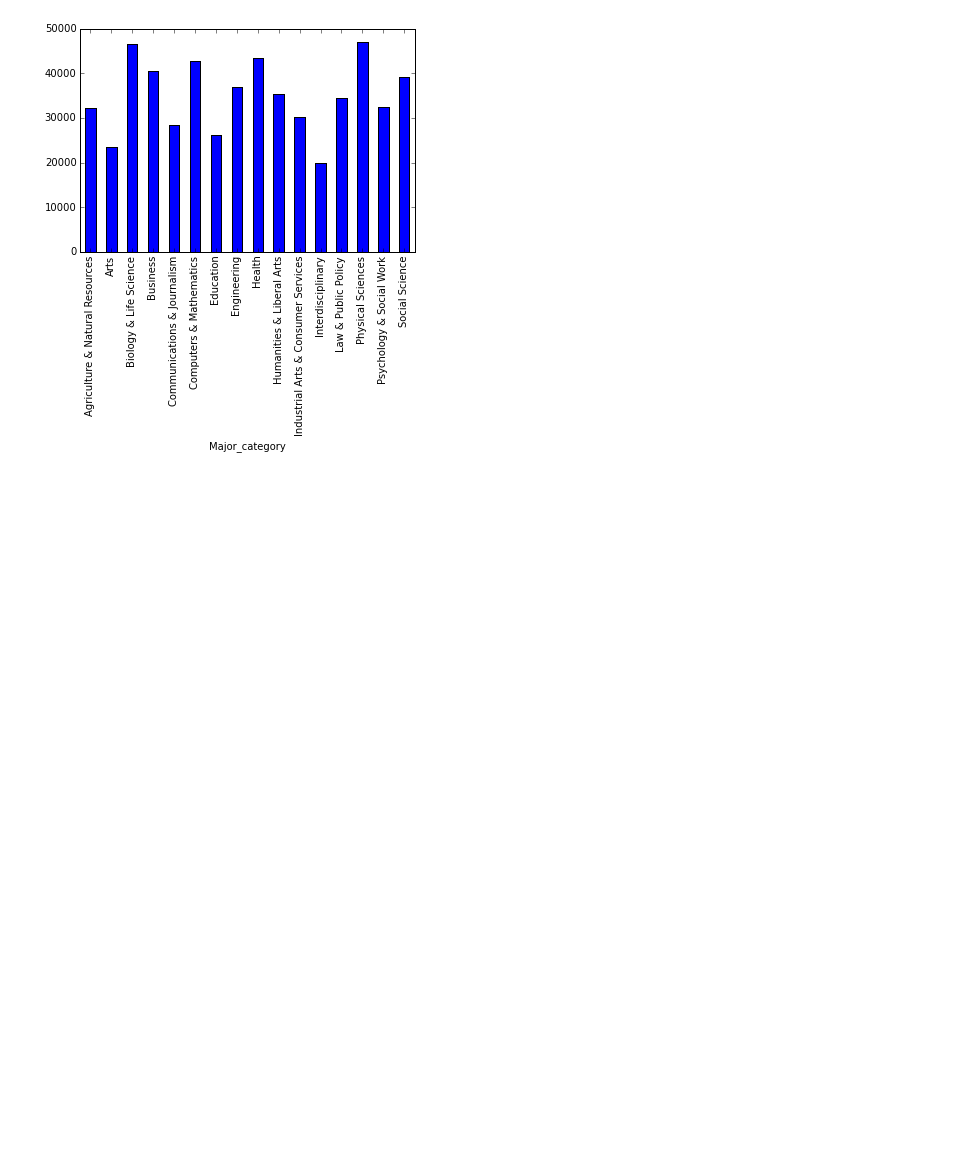
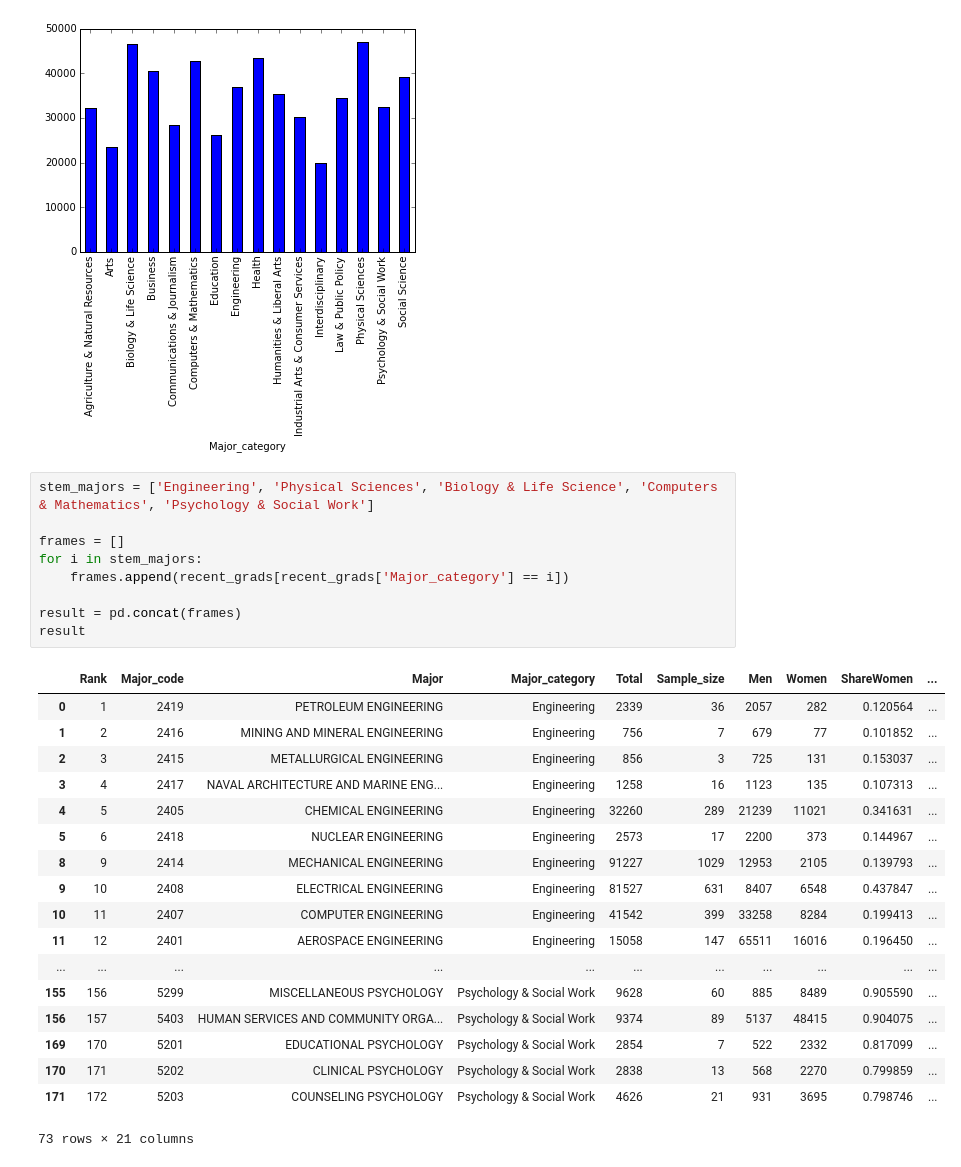
Before and after one commit to LaserLegLorenzo/Project_2, a Jupyter notebook: analysis.ipynb, the cells around one changed output. Cells and saved outputs as stored; diff of their text form; blank space fills up the shorter version.

```diff
--- a/analysis.ipynb
+++ b/analysis.ipynb
@@ -129,3 +128,31 @@ table3_salary.plot(kind="bar")
 # %% [output]
 <matplotlib.axes._subplots.AxesSubplot at 0x...>
 [figure]
+# %%
+stem_majors = ['Engineering', 'Physical Sciences', 'Biology & Life Science', 'Computers & Mathematics', 'Psychology & Social Work']
+
+frames = []
+for i in stem_majors:
+    frames.append(recent_grads[recent_grads['Major_category'] == i])
+
+result = pd.concat(frames)
+result
+# %% [output]
+|  | Rank | Major_code | Major | Major_category | Total | Sample_size | Men | Women | ShareWomen | ... |
+| 0 | 1 | 2419 | PETROLEUM ENGINEERING | Engineering | 2339 | 36 | 2057 | 282 | 0.120564 | ... |
+| 1 | 2 | 2416 | MINING AND MINERAL ENGINEERING | Engineering | 756 | 7 | 679 | 77 | 0.101852 | ... |
+| 2 | 3 | 2415 | METALLURGICAL ENGINEERING | Engineering | 856 | 3 | 725 | 131 | 0.153037 | ... |
+| 3 | 4 | 2417 | NAVAL ARCHITECTURE AND MARINE ENG... | Engineering | 1258 | 16 | 1123 | 135 | 0.107313 | ... |
+| 4 | 5 | 2405 | CHEMICAL ENGINEERING | Engineering | 32260 | 289 | 21239 | 11021 | 0.341631 | ... |
+| 5 | 6 | 2418 | NUCLEAR ENGINEERING | Engineering | 2573 | 17 | 2200 | 373 | 0.144967 | ... |
+| 8 | 9 | 2414 | MECHANICAL ENGINEERING | Engineering | 91227 | 1029 | 12953 | 2105 | 0.139793 | ... |
+| 9 | 10 | 2408 | ELECTRICAL ENGINEERING | Engineering | 81527 | 631 | 8407 | 6548 | 0.437847 | ... |
+| 10 | 11 | 2407 | COMPUTER ENGINEERING | Engineering | 41542 | 399 | 33258 | 8284 | 0.199413 | ... |
+| 11 | 12 | 2401 | AEROSPACE ENGINEERING | Engineering | 15058 | 147 | 65511 | 16016 | 0.196450 | ... |
+| ... | ... | ... | ... | ... | ... | ... | ... | ... | ... | ... |
+| 155 | 156 | 5299 | MISCELLANEOUS PSYCHOLOGY | Psychology & Social Work | 9628 | 60 | 885 | 8489 | 0.905590 | ... |
+| 156 | 157 | 5403 | HUMAN SERVICES AND COMMUNITY ORGA... | Psychology & Social Work | 9374 | 89 | 5137 | 48415 | 0.904075 | ... |
+| 169 | 170 | 5201 | EDUCATIONAL PSYCHOLOGY | Psychology & Social Work | 2854 | 7 | 522 | 2332 | 0.817099 | ... |
+| 170 | 171 | 5202 | CLINICAL PSYCHOLOGY | Psychology & Social Work | 2838 | 13 | 568 | 2270 | 0.799859 | ... |
+| 171 | 172 | 5203 | COUNSELING PSYCHOLOGY | Psychology & Social Work | 4626 | 21 | 931 | 3695 | 0.798746 | ... |
+73 rows × 21 columns
```
Also changed, not shown: parts of 11 cells of this notebook.
